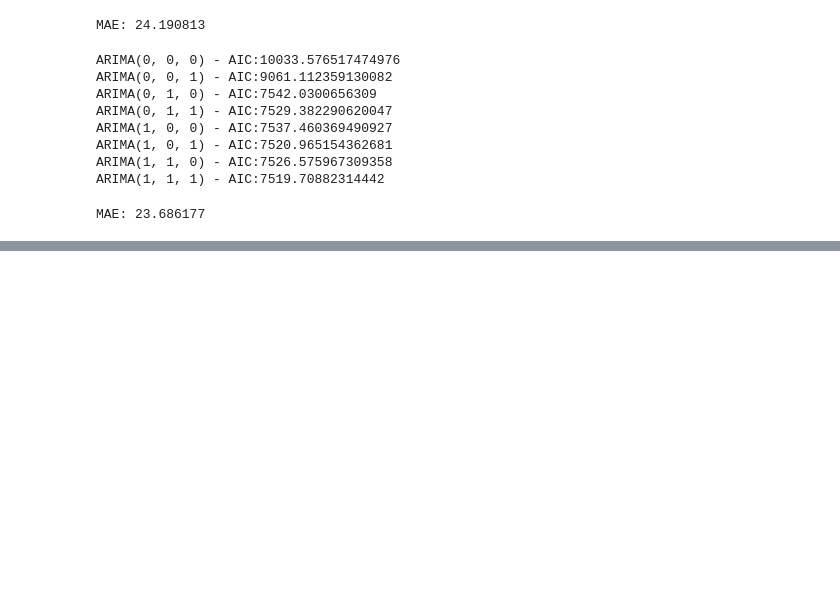
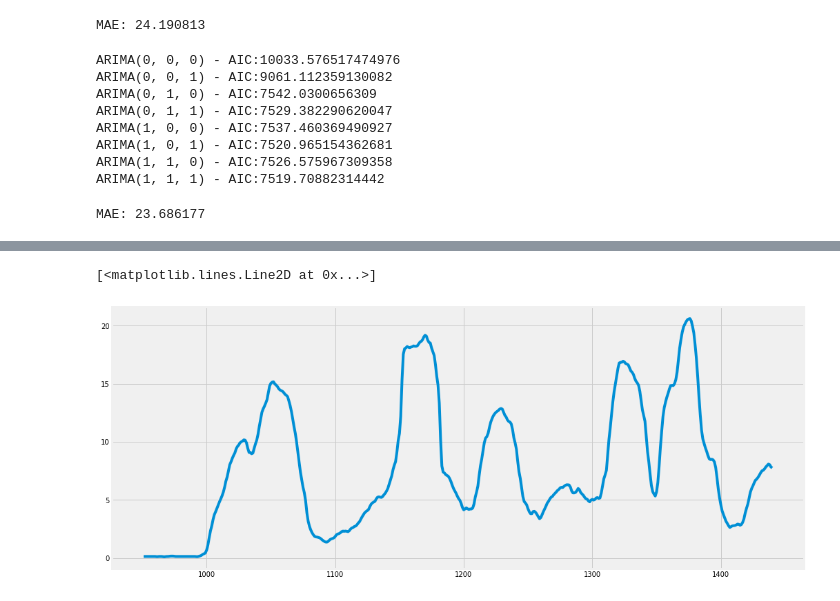
Before and after one commit to Mjcherono/Final_dengue_disease_prediction., a Jupyter notebook: dengue.ipynb, the cells around one changed output, grey strips where cells are left out. Cells and saved outputs as stored; diff of their text form; code cells hidden in the pictures; blank space fills up the shorter version.

```diff
--- a/dengue.ipynb
+++ b/dengue.ipynb
@@ -1396,0 +1447,13 @@ MAE: 23.686177
+# %%
+#Decomposing to three components
+import statsmodels
+from statsmodels.tsa.seasonal import seasonal_decompose
+
+#Use an additive model
+result_iq = seasonal_decompose(iq['total_cases'], model='additive',freq=30)
+
+plt.figure(figsize=(16,7))
+plt.plot(result_iq.trend)
+# %% [output]
+[<matplotlib.lines.Line2D at 0x...>]
+[figure, added]
```
Also changed, not shown: parts of 19 cells of this notebook.
